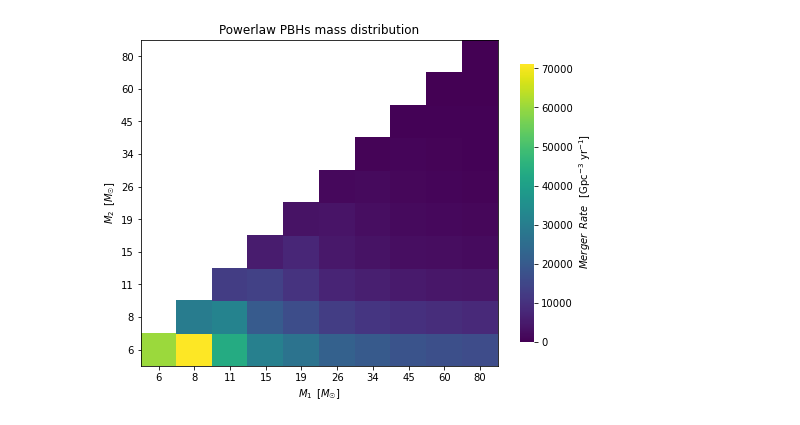
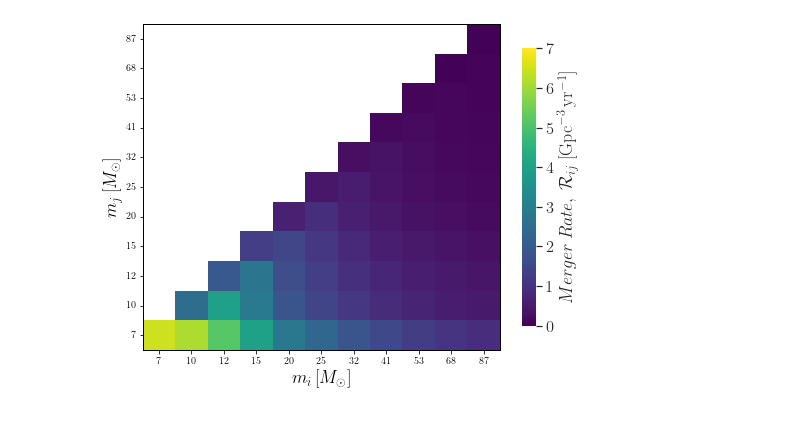
Before and after one commit to pratibhajangra591/Ifca-github, a Jupyter notebook: DM_merger.ipynb, the cells around one changed output. Drawn from its saved outputs; the diff is of its cells as text; code cells hidden in the pictures.

```diff
--- a/DM_merger.ipynb
+++ b/DM_merger.ipynb
@@ -145,15 +162,15 @@ def merger_rate(m_1,m_2,Δ_1,Δ_2,λ_0,t_m):
 #The resolution of the PBHs masses m_1 is Δ_1 and of m_2 is Δ_2.
 
 
-Merge = np.zeros((10, 10))
+Merge_halo = np.zeros((11, 11))
 
 
 
-for i in range(10):
-    for j in range(10):
+for i in range(11):
+    for j in range(11):
 
         f_pbh = 4.3e-3
-        f = 0.85*f_pbh
+        f = 0.85 * f_pbh
 
 
         def P(m): #Powerlaw PBH mass distribution
@@ -162,39 +179,13 @@ for i in range(10):
             return ((α-1)/M) * ((m/M)**(-α))
 
         if i==j:
-            Merge[i,j] = 0.5*merger_rate(m_1_list[i], m_2_list[j], Δ_1_list[i], Δ_2_list[j],λ_0, t_m)
+            Merge_halo[i,j] = 0.5*merger_rate(m_1_list[i], m_2_list[j], Δ_1_list[i], Δ_2_list[j], 4, t_m)
 
         else:
-            Merge[i,j] = merger_rate(m_1_list[i], m_2_list[j], Δ_1_list[i], Δ_2_list[j],λ_0, t_m)
+            Merge_halo[i,j] = merger_rate(m_1_list[i], m_2_list[j], Δ_1_list[i], Δ_2_list[j], 4, t_m)
 
 
-
-
-mask = np.tril(Merge,k=-1)  #created an array of shape Merger_12 with all the elements in it being 0.
-fig,ax= plt.subplots(figsize=(8, 6))
-
-ax = sns.heatmap(Merge, mask=mask,  cmap='viridis', cbar=True,
-                 cbar_kws={"shrink": 0.85,'label': ' $Merger\hspace{0.5}Rate \hspace{0.5}$ [Gpc$^{-3}$ yr$^{-1}$]'},
-                 vmin=0)
-
-
-
-ax.set_xticklabels(m_1_list)
-ax.set_yticklabels(m_2_list,rotation = 360)
-
-
-# make frame visible
-for _, spine in ax.spines.items():
-    spine.set_visible(True)
-
-ax.invert_yaxis()
-plt.xlabel('$M_{1}\hspace{0.5}[M_{☉}]$')
-plt.ylabel('$M_{2}\hspace{0.5}[M_{☉}]$')
-plt.title('Powerlaw PBHs mass distribution')
-plt.savefig('PWR LAW.pdf')
-plt.show()
+np.save("Merge_halo", Merge_halo)
-# %% [output]
-[figure, removed]
 # %%
 # Calculation of the 2D merger rate for Log-Normal PBH mass Distribution.
 #The resolution of the PBHs masses m_1 is Δ_1 and of m_2 is Δ_2.
@@ -252,0 +223,34 @@ plt.show()
+# %%
+# Plot of merger rate for Power Law PBH mass function.
+
+mask = np.tril(Merge_halo, k = -1)  #created an array of shape Merger_12 with all the elements in it being 0.
+fig,ax= plt.subplots(figsize=(8, 6))
+
+sns.set(font_scale=1.5)
+
+ax = sns.heatmap(Merge_halo, mask = mask,  cmap = 'viridis', cbar = True,
+                 cbar_kws = {"shrink": 0.85,'label': '$Merger \: Rate, \: \mathcal{R}_{ij} \: [\mathrm{Gpc}^{-3} \, \mathrm{yr}^{-1}]$'},
+                 vmin = 0,vmax = 7)
+
+
+# make frame visible
+for _, spine in ax.spines.items():
+    spine.set_visible(True)
+    spine.set_linewidth(1)
+
+
+plt.rcParams['xtick.direction'] = 'out'
+plt.rcParams['ytick.direction'] = 'out'
+plt.rcParams['font.family'] = 'serif'
+
+ax.set_xticklabels(m_1_list)
+ax.set_yticklabels(m_2_list,rotation = 360)
+
+
+ax.invert_yaxis()
+plt.xlabel('$m_{i}\,[M_{\odot}]$', fontsize = 18)
+plt.ylabel('$m_{j}\,[M_{\odot}]$', fontsize = 18)
+plt.savefig('PWRLawDM.pdf')
+plt.show()
+# %% [output]
+[figure, added]
```
Also changed, not shown: parts of 5 cells of this notebook.
